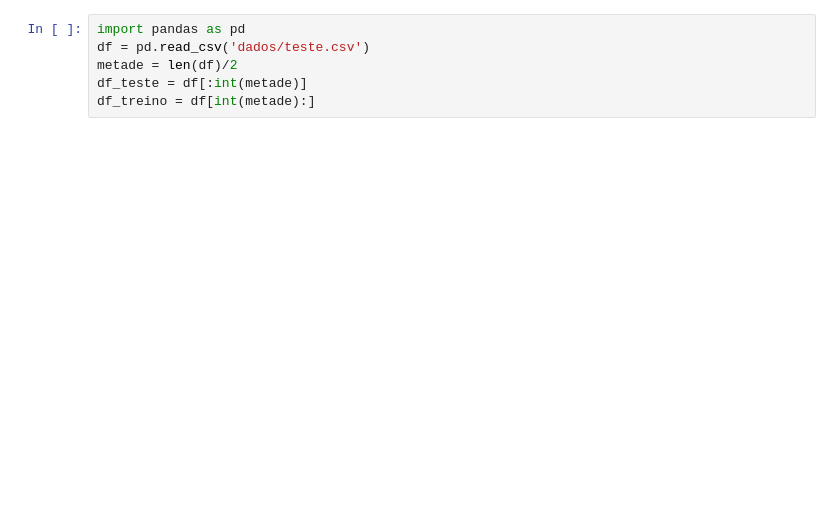
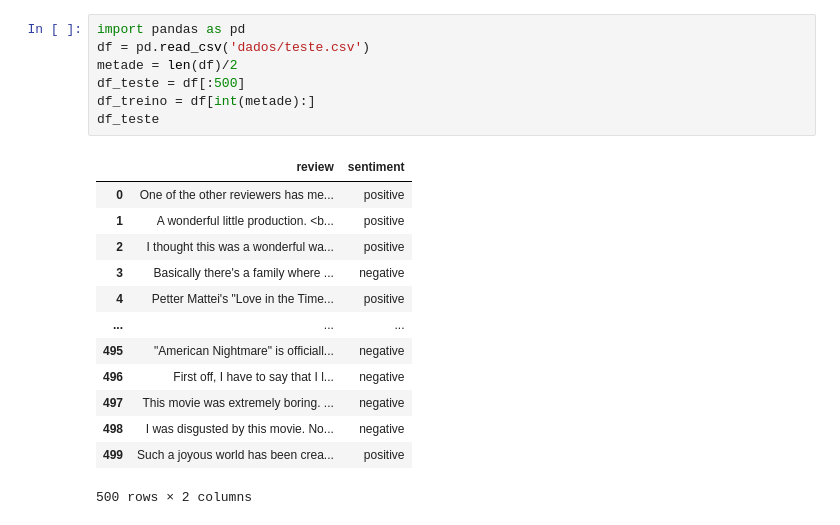
Before and after one commit to Joao-Gabriel05/Aps_2, a Jupyter notebook: teste.ipynb, the cells around one changed output. Cells and saved outputs as stored; diff of their text form; blank space fills up the shorter version.

```diff
--- a/teste.ipynb
+++ b/teste.ipynb
@@ -1,6 +1,21 @@
 # %%
 import pandas as pd
 df = pd.read_csv('dados/teste.csv')
 metade = len(df)/2
-df_teste = df[:int(metade)]
+df_teste = df[:500]
 df_treino = df[int(metade):]
+df_teste
+# %% [output]
+|  | review | sentiment |
+| 0 | One of the other reviewers has me... | positive |
+| 1 | A wonderful little production. <b... | positive |
+| 2 | I thought this was a wonderful wa... | positive |
+| 3 | Basically there's a family where ... | negative |
+| 4 | Petter Mattei's "Love in the Time... | positive |
+| ... | ... | ... |
+| 495 | "American Nightmare" is officiall... | negative |
+| 496 | First off, I have to say that I l... | negative |
+| 497 | This movie was extremely boring. ... | negative |
+| 498 | I was disgusted by this movie. No... | negative |
+| 499 | Such a joyous world has been crea... | positive |
+500 rows × 2 columns
```
Also changed, not shown: parts of 7 cells of this notebook.
